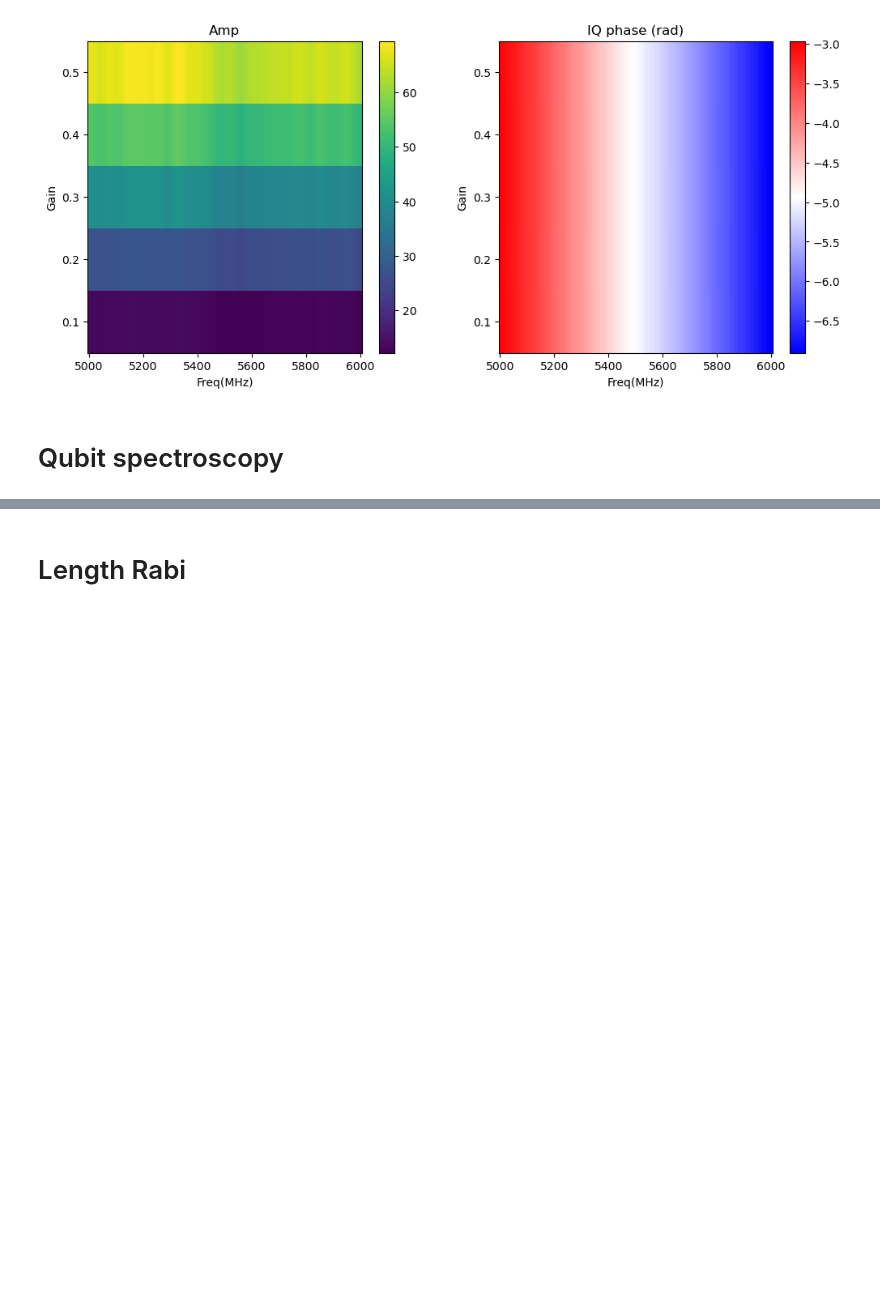
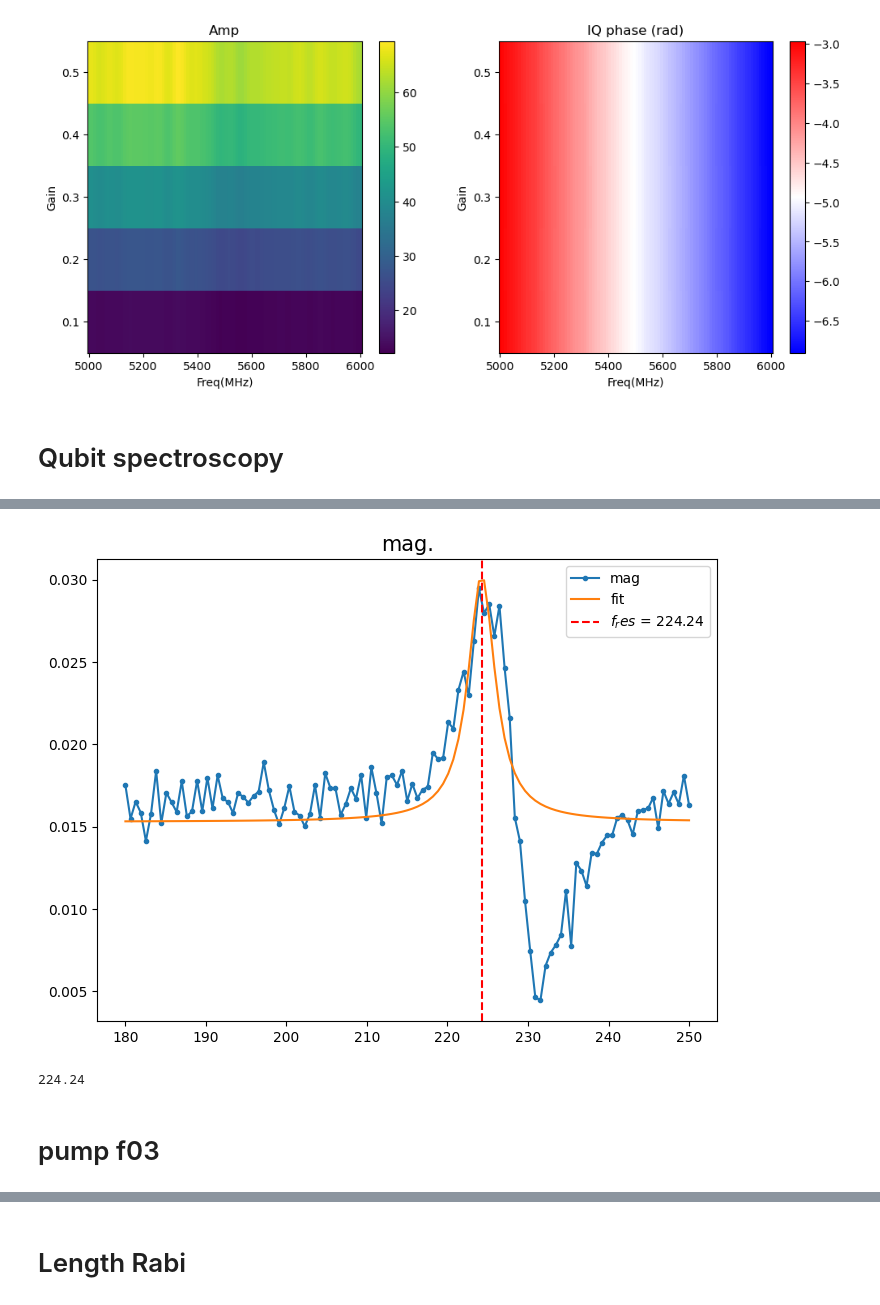
Before and after one commit to JayChien04717/tprocv2_guidemo, a Jupyter notebook: csutscrip/singlequbit_ge.ipynb, the cells around one changed output, grey strips where cells are left out. Cells and saved outputs as stored; diff of their text form; code cells hidden in the pictures; blank space fills up the shorter version.

```diff
--- a/csutscrip/singlequbit_ge.ipynb
+++ b/csutscrip/singlequbit_ge.ipynb
@@ -355,0 +397,7 @@ spectrum_analyze(freqs, qb_spec)
+# %%
+spectrum_analyze(freqs, (qb_spec).real)
+# %% [output]
+[figure, added]
+224.24
+# %% [markdown]
+# pump f03
```
Also changed, not shown: parts of 27 cells of this notebook, 38 other files.
